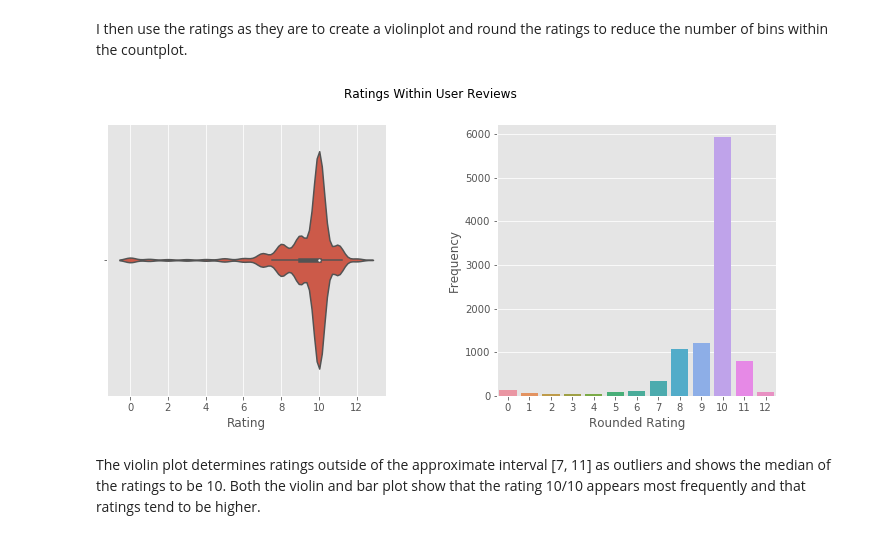
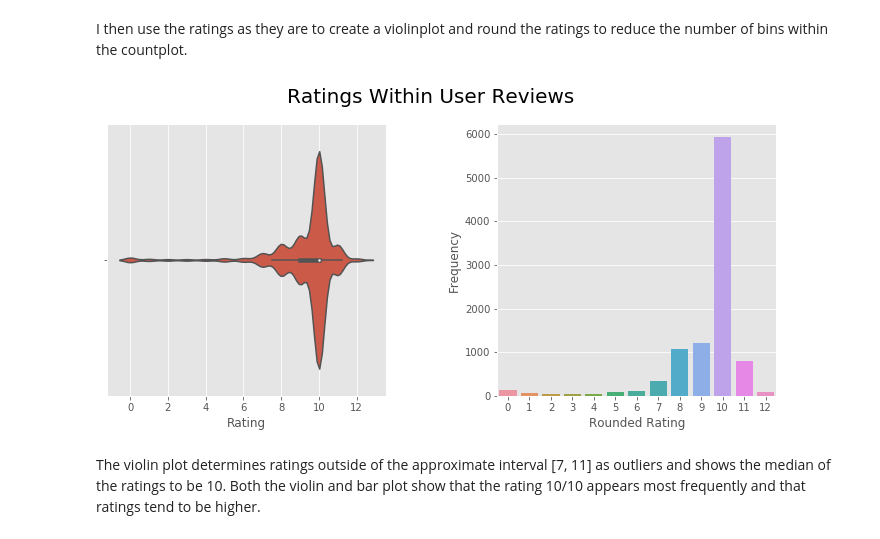
Before and after one commit to ys-lin14/warframe-exploration, a Jupyter notebook: data_exploration.ipynb, the cells around one changed output. Cells and saved outputs as stored; diff of their text form; code cells hidden in the pictures.

```diff
--- a/data_exploration.ipynb
+++ b/data_exploration.ipynb
@@ -302,29 +311,29 @@ I then use the ratings as they are to create a violinplot and round the ratings
 # %%
 fig, axes = plt.subplots(
     nrows=1,
     ncols=2,
     figsize=(12, 5),
     squeeze=False
 )
 plt.subplots_adjust(wspace=0.4)
 axes = axes.flatten()
 
 rating_violin = sns.violinplot(
     x=trimmed_ratings,
     ax=axes[0]
 )
 rating_violin.set(xlabel="Rating")
 
 rounded_ratings = trimmed_ratings.apply(lambda rating: round(rating, 0))
 rating_bar = sns.countplot(
     x=rounded_ratings.astype(int),
     ax=axes[1]
 )
 rating_bar.set(xlabel="Rounded Rating", ylabel="Frequency")
-plt.suptitle("Ratings Within User Reviews")
+plt.suptitle("Ratings Within User Reviews", fontsize=20)
 plt.show()
 # %% [output]
-[figure, old version]
+[figure, new version]
 # %% [markdown]
 The violin plot determines ratings outside of the approximate interval [7, 11] as outliers
 and shows the median of the ratings to be 10. Both the violin and bar plot show that the rating 10/10 appears most frequently and that ratings tend to be higher.
```
Also changed, not shown: parts of 6 cells of this notebook.
